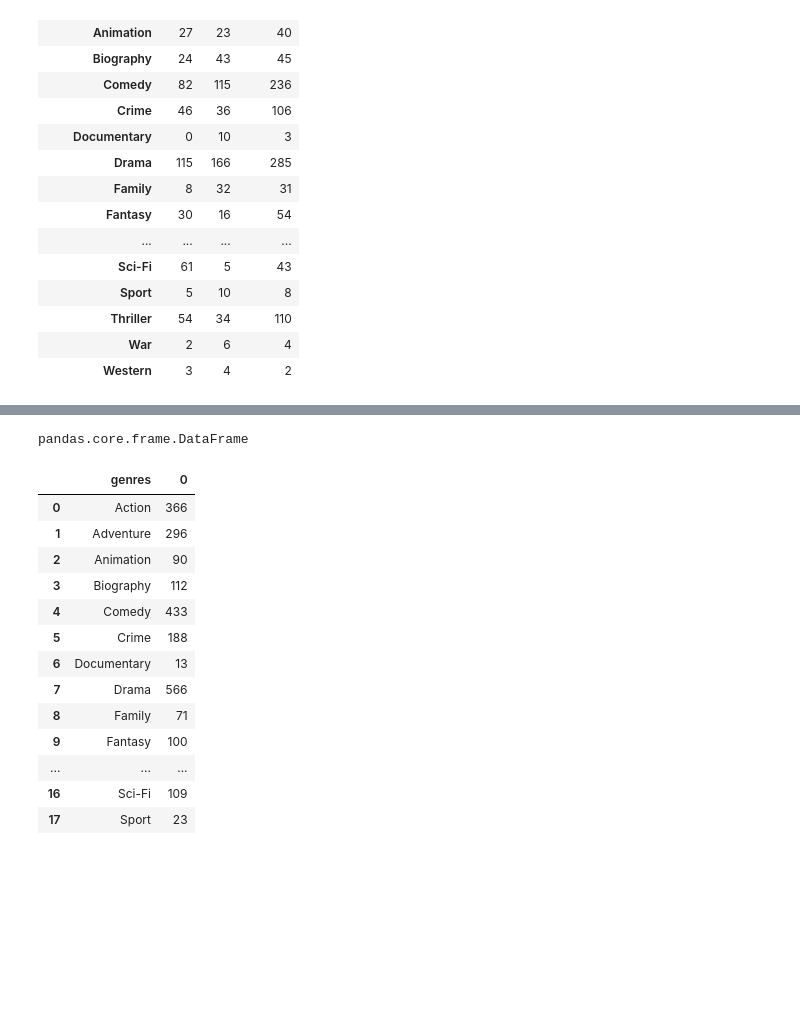
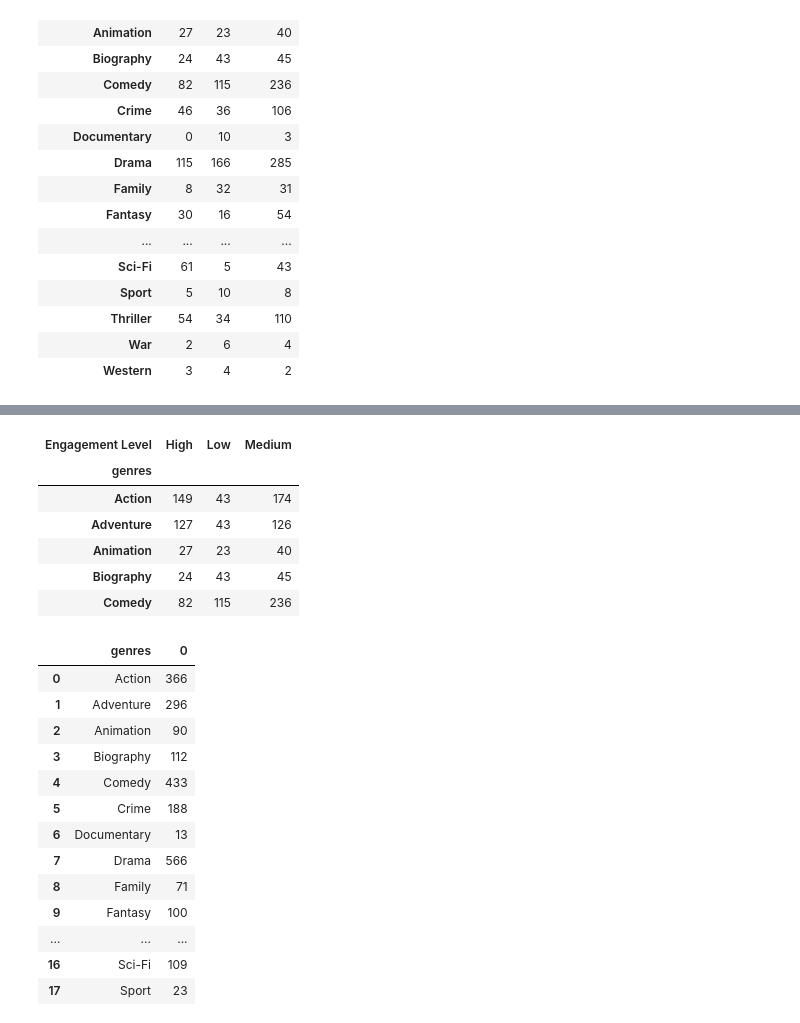
Before and after one commit to houleyemballo/AnalysisMovieData, a Jupyter notebook: Data Visualizations.ipynb, the cells around one changed output, grey strips where cells are left out. Drawn from its saved outputs; the diff is of its cells as text; code cells hidden in the pictures; blank space fills up the shorter version.

```diff
--- a/Data Visualizations.ipynb
+++ b/Data Visualizations.ipynb
@@ -305,7 +324,13 @@ profit_genre_engagement.plot.bar(stacked=True)
-# %%
-type(profit_genre_engagement)
-# %% [output]
-pandas.core.frame.DataFrame
+# %%
+profit_genre_engagement
+# %% [output]
+| Engagement Level | High | Low | Medium |
+| genres |  |  |  |
+| Action | 149 | 43 | 174 |
+| Adventure | 127 | 43 | 126 |
+| Animation | 27 | 23 | 40 |
+| Biography | 24 | 43 | 45 |
+| Comedy | 82 | 115 | 236 |
 # %%
 total = profit_genre_engagement.sum(axis = 1).reset_index()
 
```
Also changed, not shown: parts of 8 cells of this notebook.
